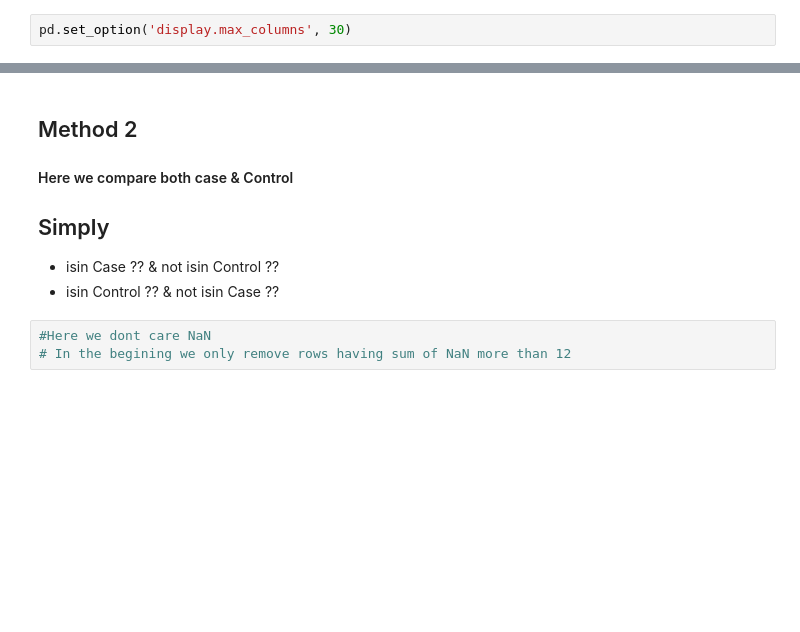
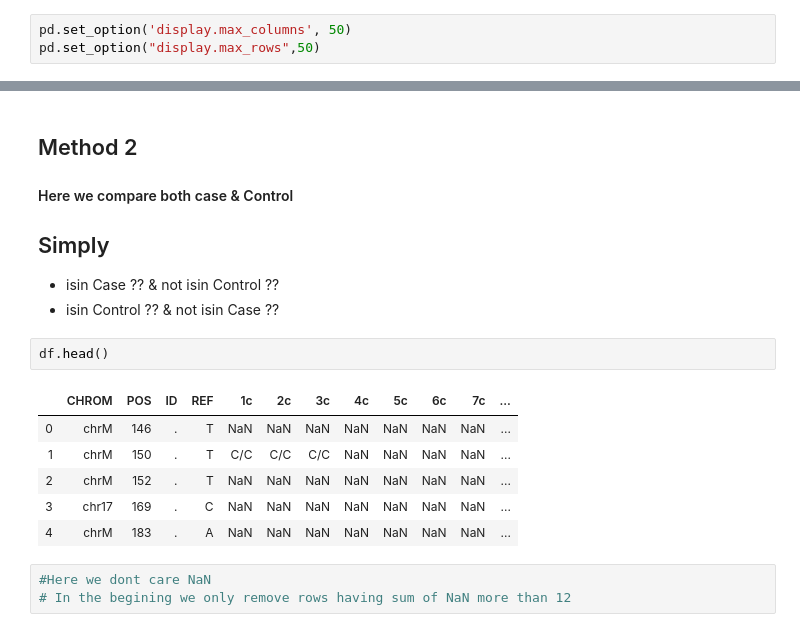
Before and after one commit to krishdb38/Bio_python, a Jupyter notebook: Submission_SNP_Analysis.ipynb, the cells around one changed output, grey strips where cells are left out. Drawn from its saved outputs; the diff is of its cells as text; blank space fills up the shorter version.

```diff
--- a/Submission_SNP_Analysis.ipynb
+++ b/Submission_SNP_Analysis.ipynb
@@ -39,4 +40,5 @@ con_case = df[(df.iloc[:,[4,5,6,7,8,9,10,11,12,13]].isnull().sum(axis =1)>9) \
 #case_on_con means nan value in more than 9 (10) in control but all SNP in case
 #con_on_case means all SNP value exists in Control but not in case
 # %%
-pd.set_option('display.max_columns', 30)
+pd.set_option('display.max_columns', 50)
+pd.set_option("display.max_rows",50)
@@ -59,6 +103,15 @@ con_case
 ## Simply
 * isin Case    ?? & not isin Control ??
 * isin Control ?? & not isin Case ??
+# %%
+df.head()
+# %% [output]
+|  | CHROM | POS | ID | REF | 1c | 2c | 3c | 4c | 5c | 6c | 7c | ... |
+| 0 | chrM | 146 | . | T | NaN | NaN | NaN | NaN | NaN | NaN | NaN | ... |
+| 1 | chrM | 150 | . | T | C/C | C/C | C/C | NaN | NaN | NaN | NaN | ... |
+| 2 | chrM | 152 | . | T | NaN | NaN | NaN | NaN | NaN | NaN | NaN | ... |
+| 3 | chr17 | 169 | . | C | NaN | NaN | NaN | NaN | NaN | NaN | NaN | ... |
+| 4 | chrM | 183 | . | A | NaN | NaN | NaN | NaN | NaN | NaN | NaN | ... |
 # %%
 #Here we dont care NaN
 # In the begining we only remove rows having sum of NaN more than 12
```
Also changed, not shown: parts of 9 cells of this notebook, 9 other files.
